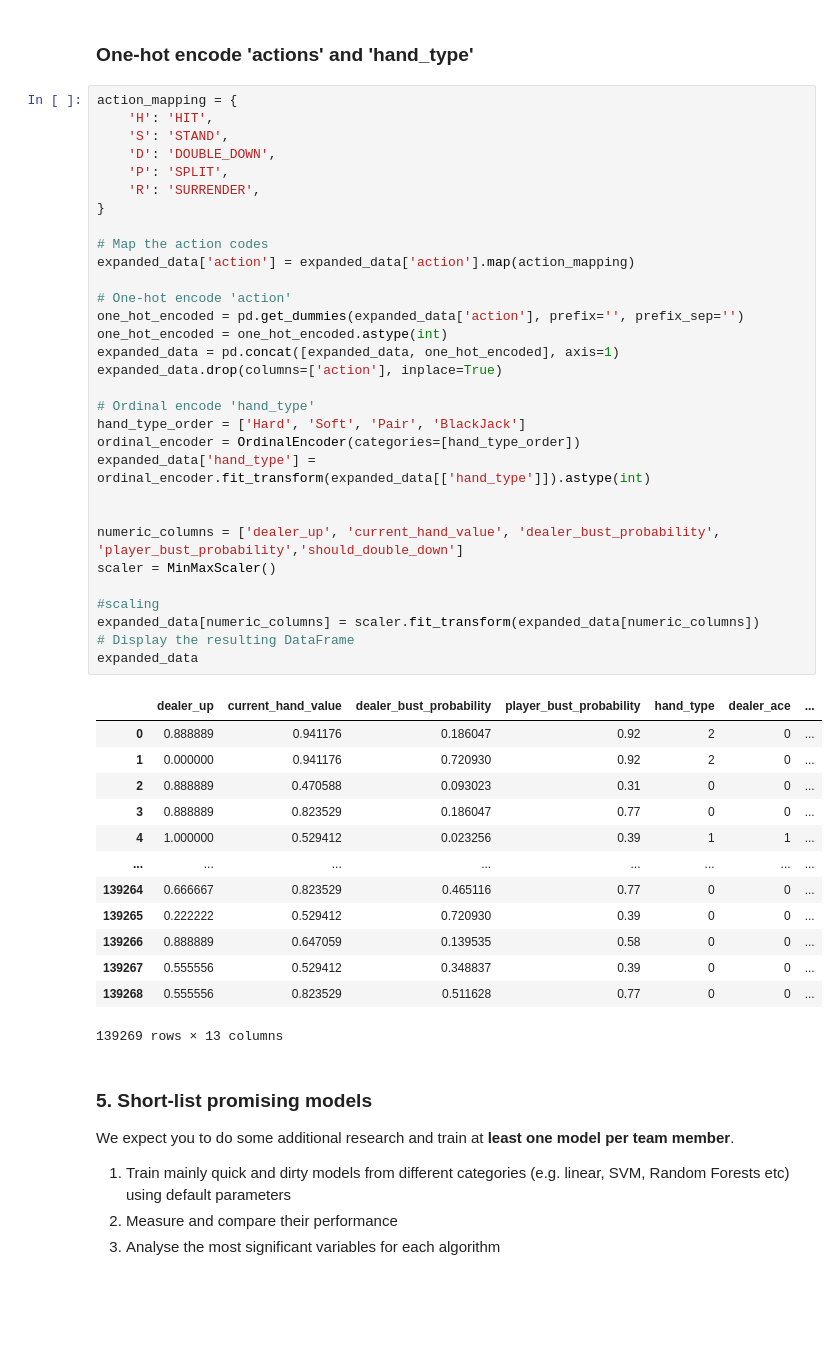
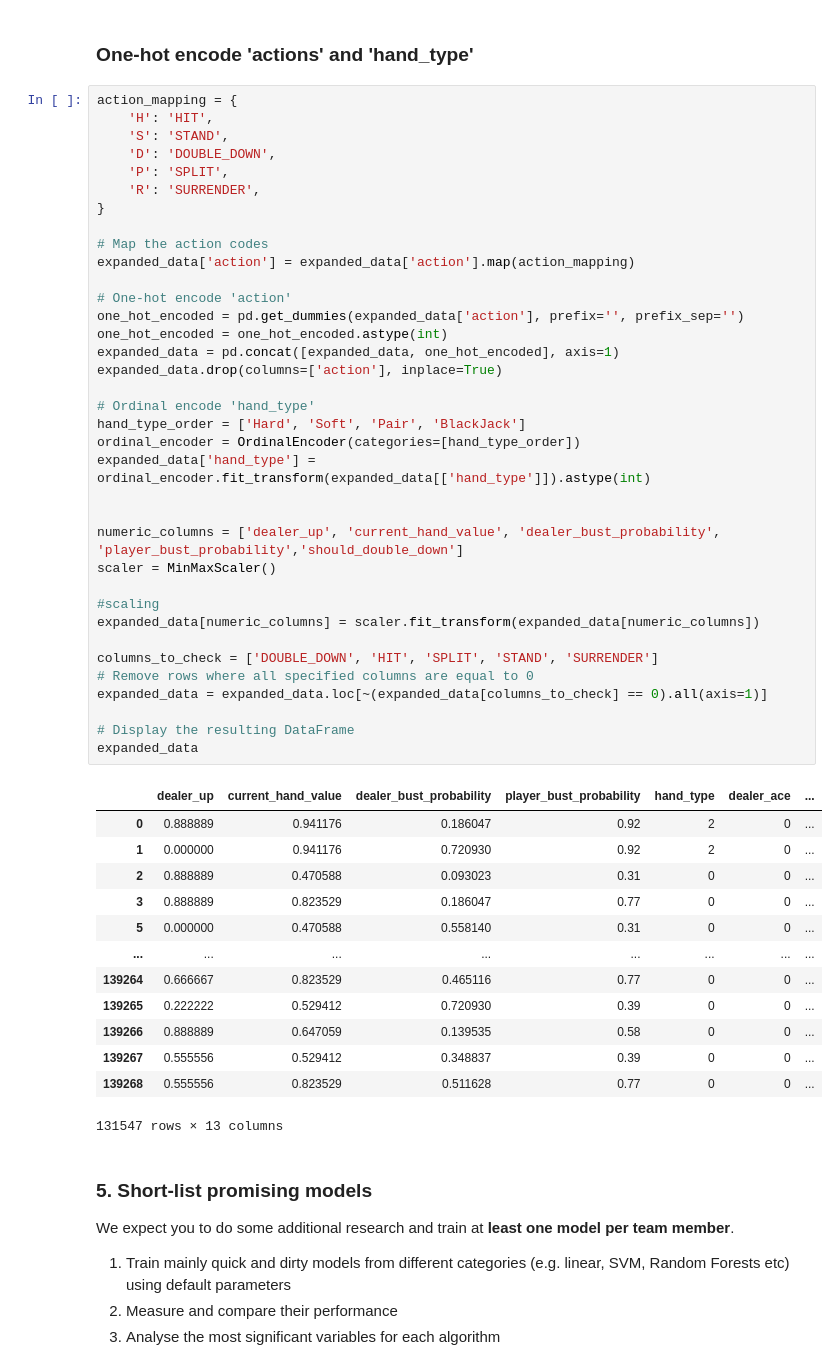
Before and after one commit to FuLLeNN/MLA1-A7, a Jupyter notebook: 7. Final Group Project.ipynb, the cells around one changed output. Cells and saved outputs as stored; diff of their text form; blank space fills up the shorter version.

```diff
--- a/7. Final Group Project.ipynb
+++ b/7. Final Group Project.ipynb
@@ -519,41 +519,46 @@ action_mapping = {
 }
 
 # Map the action codes
 expanded_data['action'] = expanded_data['action'].map(action_mapping)
 
 # One-hot encode 'action'
 one_hot_encoded = pd.get_dummies(expanded_data['action'], prefix='', prefix_sep='')
 one_hot_encoded = one_hot_encoded.astype(int)
 expanded_data = pd.concat([expanded_data, one_hot_encoded], axis=1)
 expanded_data.drop(columns=['action'], inplace=True)
 
 # Ordinal encode 'hand_type'
 hand_type_order = ['Hard', 'Soft', 'Pair', 'BlackJack']
 ordinal_encoder = OrdinalEncoder(categories=[hand_type_order])
 expanded_data['hand_type'] = ordinal_encoder.fit_transform(expanded_data[['hand_type']]).astype(int)
 
 
 numeric_columns = ['dealer_up', 'current_hand_value', 'dealer_bust_probability', 'player_bust_probability','should_double_down']
 scaler = MinMaxScaler()
 
 #scaling
 expanded_data[numeric_columns] = scaler.fit_transform(expanded_data[numeric_columns])
+
+columns_to_check = ['DOUBLE_DOWN', 'HIT', 'SPLIT', 'STAND', 'SURRENDER']
+# Remove rows where all specified columns are equal to 0
+expanded_data = expanded_data.loc[~(expanded_data[columns_to_check] == 0).all(axis=1)]
+
 # Display the resulting DataFrame
 expanded_data
 # %% [output]
 |  | dealer_up | current_hand_value | dealer_bust_probability | player_bust_probability | hand_type | dealer_ace | ... |
 | 0 | 0.888889 | 0.941176 | 0.186047 | 0.92 | 2 | 0 | ... |
 | 1 | 0.000000 | 0.941176 | 0.720930 | 0.92 | 2 | 0 | ... |
 | 2 | 0.888889 | 0.470588 | 0.093023 | 0.31 | 0 | 0 | ... |
 | 3 | 0.888889 | 0.823529 | 0.186047 | 0.77 | 0 | 0 | ... |
-| 4 | 1.000000 | 0.529412 | 0.023256 | 0.39 | 1 | 1 | ... |
+| 5 | 0.000000 | 0.470588 | 0.558140 | 0.31 | 0 | 0 | ... |
 | ... | ... | ... | ... | ... | ... | ... | ... |
 | 139264 | 0.666667 | 0.823529 | 0.465116 | 0.77 | 0 | 0 | ... |
 | 139265 | 0.222222 | 0.529412 | 0.720930 | 0.39 | 0 | 0 | ... |
 | 139266 | 0.888889 | 0.647059 | 0.139535 | 0.58 | 0 | 0 | ... |
 | 139267 | 0.555556 | 0.529412 | 0.348837 | 0.39 | 0 | 0 | ... |
 | 139268 | 0.555556 | 0.823529 | 0.511628 | 0.77 | 0 | 0 | ... |
-139269 rows × 13 columns
+131547 rows × 13 columns
 # %% [markdown]
 ### 5. Short-list promising models
 We expect you to do some additional research and train at **least one model per team member**.
```
Also changed, not shown: parts of 3 cells of this notebook.
